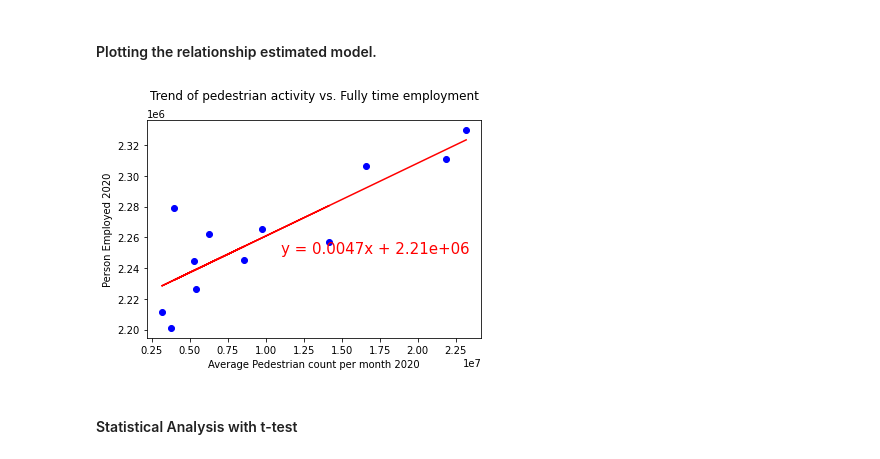
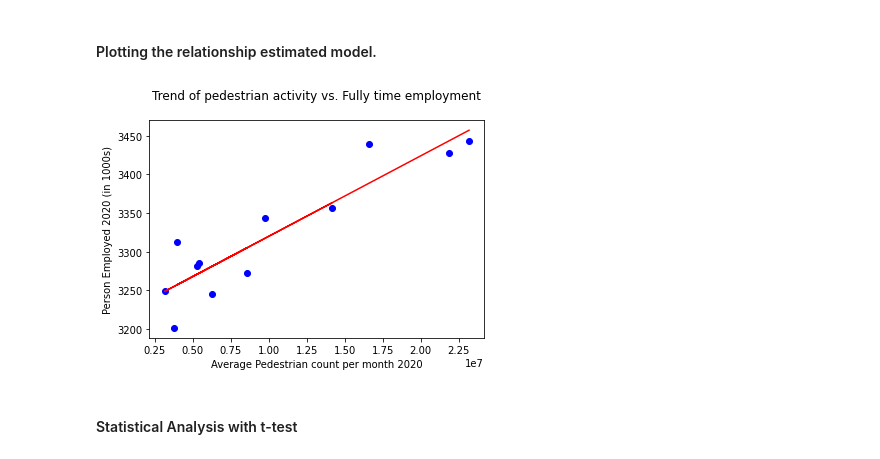
Before and after one commit to James-Akerman/covid19-melbourne-pedestrian-activity-analysis, a Jupyter notebook: Hypothesis 2 and 5/Data Analysis.ipynb, the cells around one changed output. Saved outputs shown, nothing was run; the diff lists cells and outputs as text; code cells hidden in the pictures.

```diff
--- a/Hypothesis 2 and 5/Data Analysis.ipynb
+++ b/Hypothesis 2 and 5/Data Analysis.ipynb
@@ -157,21 +157,21 @@ y_val=df3_employed["Person Employed 2020"]
 # %% [markdown]
 #### Plotting the relationship estimated model.
 # %%
-(slope2, intercept2, rvalue2, pvalue2, stderr2) =linregress(x_val, y_val)
-regress_values2 = x_val * slope2 + intercept2
+(slope2, intercept2, rvalue2, pvalue2, stderr2) =linregress(x_val*1000, y_val)
+regress_values2 = x_val*1000 * slope2 + intercept2
 line_eq2 = f"y = " + str(round(slope2,4)) + "x + " + "{:.2e}".format(round(intercept2,2))
 plt.scatter(x_val,y_val, color="blue")
 plt.plot(x_val,regress_values2,"r-")
 #plt.annotate(line_eq2,(1.1e7,2.25e6),fontsize=15,color="red")
-plt.annotate(line_eq2,(1.1e7,2.25e6),fontsize=15,color="red")
+#plt.annotate(line_eq2,(1.1e7,3300),fontsize=15,color="red")#,(1.1e7,2.25e6)
 plt.xlabel('Average Pedestrian count per month 2020')
-plt.ylabel('Person Employed 2020')
+plt.ylabel('Person Employed 2020 (in 1000s)')
 plt.title("Trend of pedestrian activity vs. Fully time employment\n")
 plt.savefig('Relation Pedestrian vs. Employment.png')
 plt.savefig("Pedestrian Count vs. Full time employment.png")
 plt.show()
 # %% [output]
-[figure, old version]
+[figure, new version]
 # %% [markdown]
 #### Statistical Analysis with t-test
 # %%
```
Also changed, not shown: parts of 5 cells of this notebook, 7 other files.
